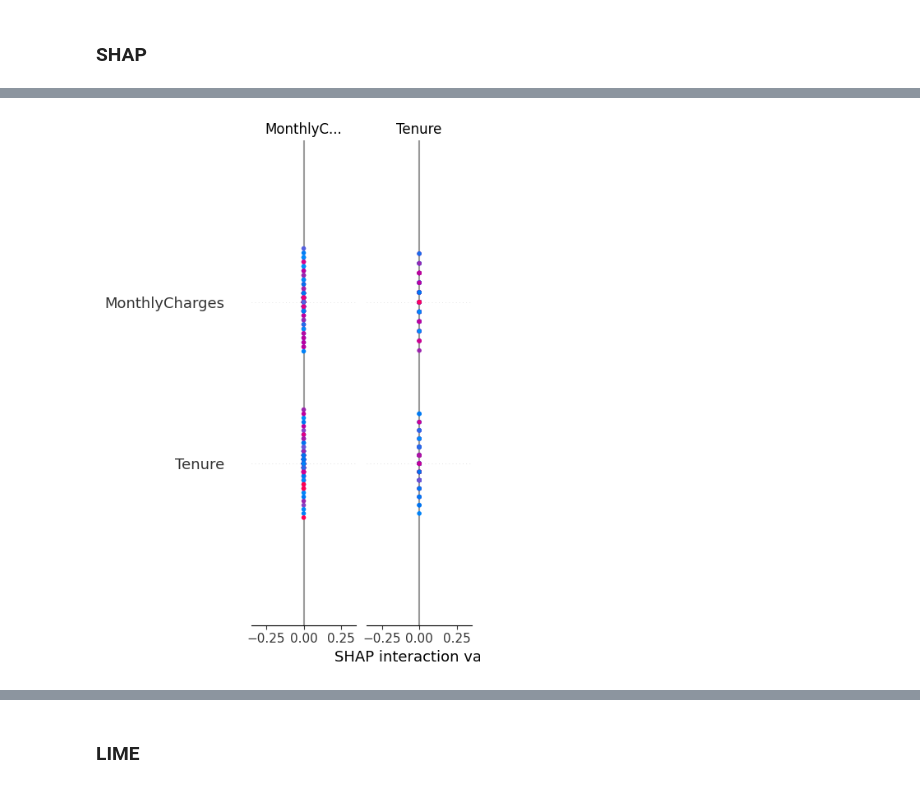
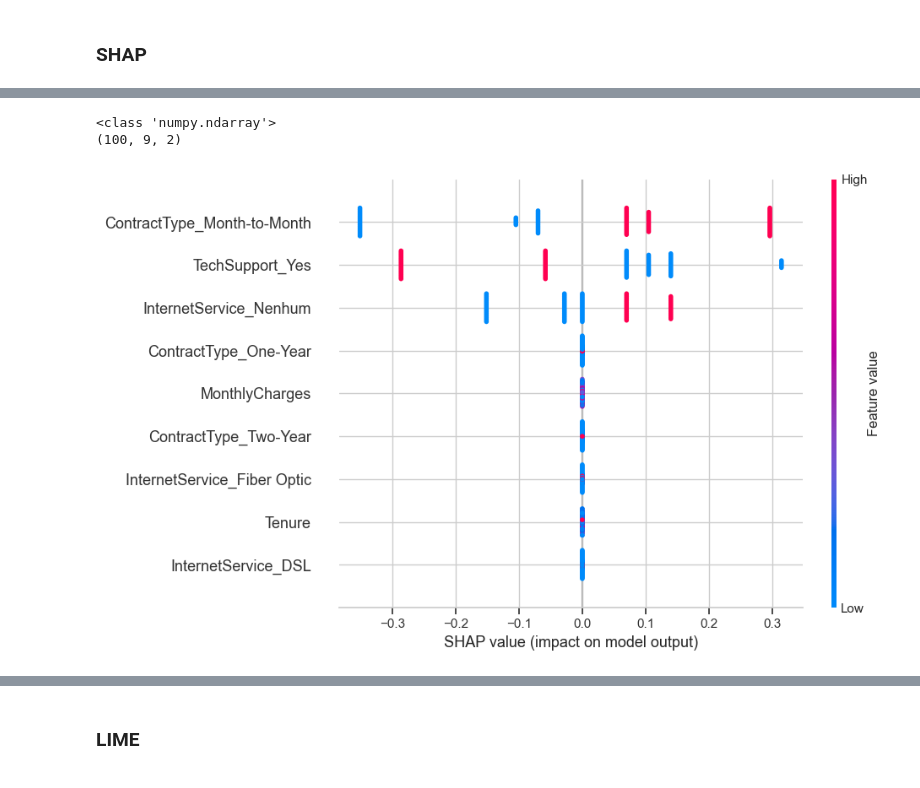
Before and after one commit to FranGoncal/ProjetoLEI, a Jupyter notebook: kaggle_only.ipynb, the cells around one changed output, grey strips where cells are left out. Cells and saved outputs as stored; diff of their text form; code cells hidden in the pictures.

```diff
--- a/kaggle_only.ipynb
+++ b/kaggle_only.ipynb
@@ -518,12 +518,15 @@ shap.summary_plot(shap_values, X_sample)
 # %%
 from sklearn.naive_bayes import GaussianNB
 model = GaussianNB()
 model.fit(X, y)
 X_sample = shap.sample(X, 100)
 explainer = shap.KernelExplainer(model.predict_proba, X_sample)
 shap_values = explainer.shap_values(X_sample)
-
-shap.summary_plot(shap_values, X_sample)
+print(type(shap_values))
+print(np.array(shap_values).shape)
+shap.summary_plot(shap_values[:, :, 1], X_sample, plot_size=(10, 6))
 # %% [output]
+<class 'numpy.ndarray'>
+(100, 9, 2)
-[figure, old version]
+[figure, new version]
 # %%
```
Also changed, not shown: parts of 38 cells of this notebook, 8 other files.
